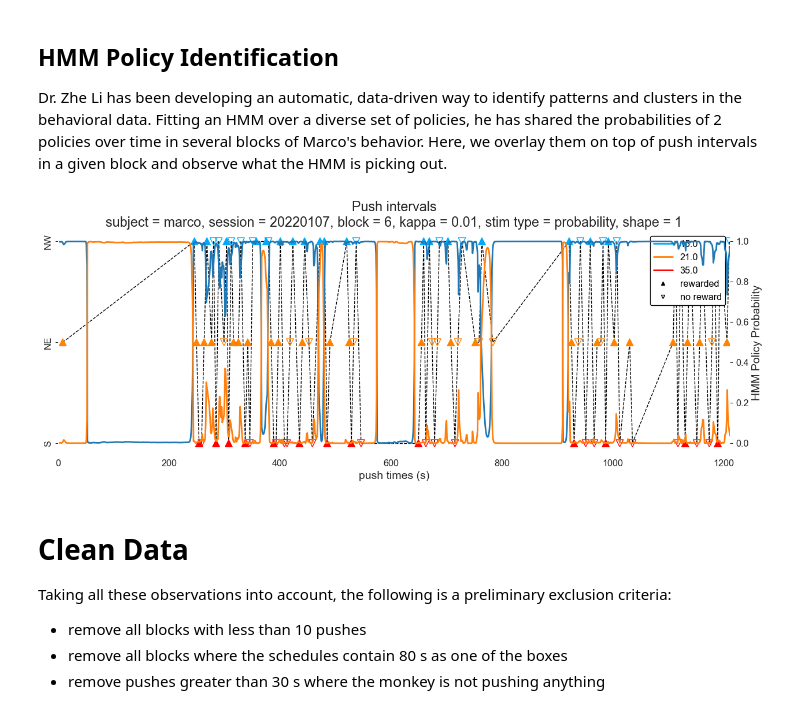
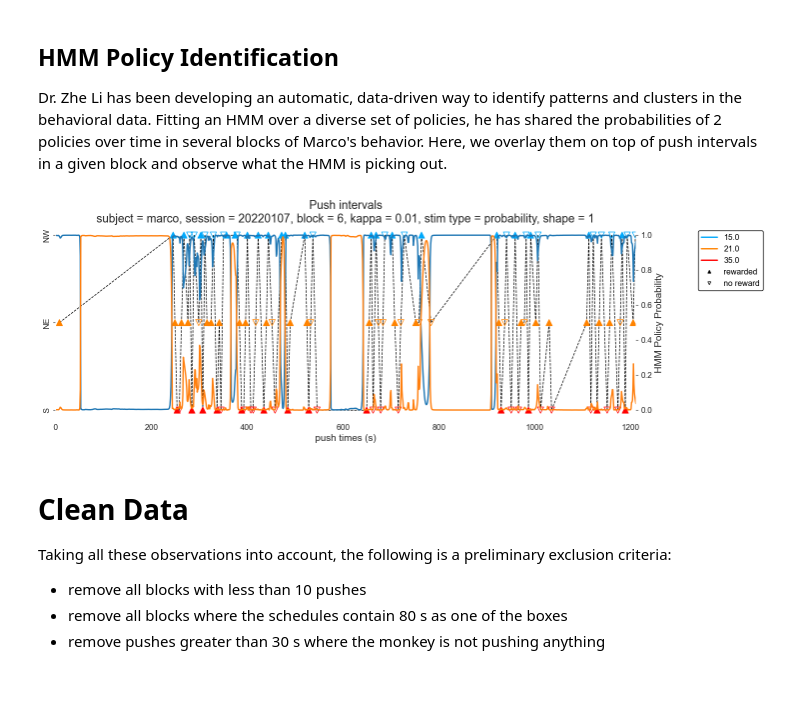
Before and after one commit to XaqLab/Foraging, a Jupyter notebook: notebooks/Data Cleaning.ipynb, the cells around one changed output. Cells and saved outputs as stored; diff of their text form; code cells hidden in the pictures; blank space fills up the shorter version.

```diff
--- a/notebooks/Data Cleaning.ipynb
+++ b/notebooks/Data Cleaning.ipynb
@@ -388,23 +391,23 @@ Dr. Zhe Li has been developing an automatic, data-driven way to identify pattern
 # %%
 # Load HMM probabilities
 with open(os.path.join(ANALYSIS_DIR, 'HMM.solution_[K2].pkl'), 'rb') as f:
     saved = pickle.load(f)
 
 subject, kappa, block_ids = saved['subject'], saved['kappa'], saved['block_ids']
 pos, gaze = saved['pos'], saved['gaze']
 push, move, look = saved['push'], saved['move'], saved['look']
 p_policy = saved['p_policy']
 
 # Overlay probabilities on top of a specific block
 block_idx = 30
 session_id, block = block_ids[block_idx]
 hmm_probs = p_policy[block_idx]
-ax = plot_pushes(df, conds=dict(subject=subject, session=int(session_id), block=block + 1), title_prefix='Push intervals')
+ax = plot_pushes(df, conds=dict(subject=subject, session=int(session_id), block=block + 1), title_prefix='Push intervals', legend_kwargs = {'loc': 'upper left', 'bbox_to_anchor': (1.1,1)})
 ax2 = ax.twinx()
 ax2.plot(hmm_probs)
 ax2.set_ylabel('HMM Policy Probability');
 # %% [output]
-[figure, old version]
+[figure, new version]
 # %% [markdown]
 # Clean Data
 
```
Also changed, not shown: parts of 8 cells of this notebook, 4 other files.
